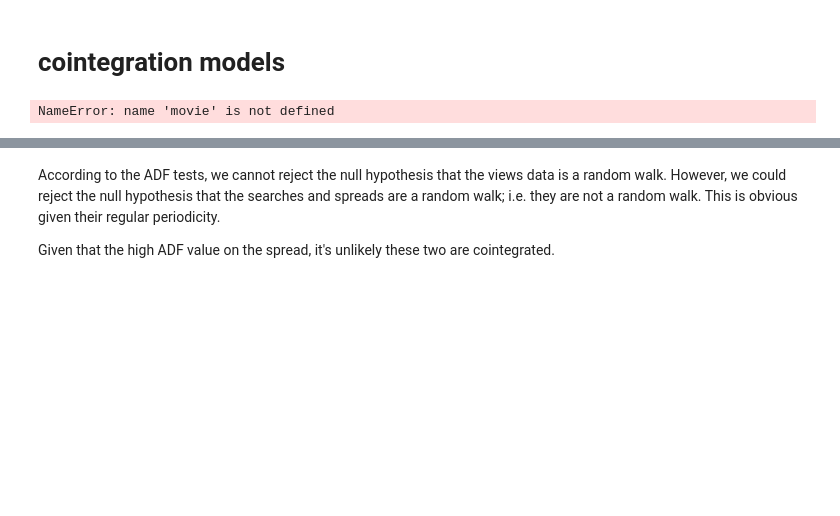
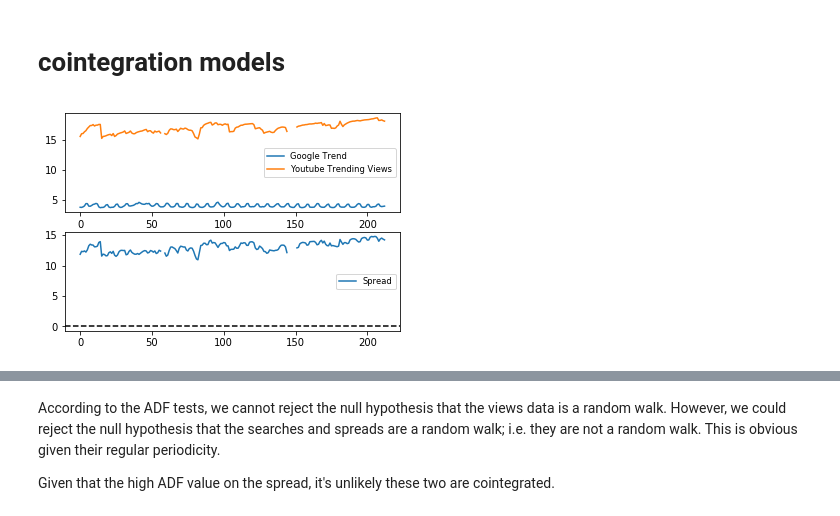
Before and after one commit to srive326/Youtube-forecasting, a Jupyter notebook: notebooks/goog_trends.ipynb, the cells around one changed output, grey strips where cells are left out. Drawn from its saved outputs; the diff is of its cells as text; code cells hidden in the pictures; blank space fills up the shorter version.

```diff
--- a/notebooks/goog_trends.ipynb
+++ b/notebooks/goog_trends.ipynb
@@ -292,10 +299,10 @@ category_id key:
 30 movie
 44 trailers
 """
-movie = pd.merge(goog_movie, agg_by_category[agg_by_category["category_id"] == 1], how='outer',
+movie = pd.merge(goog_movie, views_by_category[views_by_category["category_id"] == 1], how='outer',
                left_on="Date", right_on="trending_date")
 
-#print(agg_by_category[agg_by_category["category_id"] == 44])
+#print(views_by_category[views_by_category["category_id"] == 44])
 #print(movie)
 movie_corr = movie[["searches", "views"]].corr(method='spearman')
 print(movie_corr)
@@ -321,18 +329,19 @@ plt.show()
 # %%
 # fill empty vals
 movie.views.fillna(0, inplace=True)
 
 # Plot the prices separately
 plt.subplot(2,1,1)
+movie[["searches", "views"]] = movie[["searches", "views"]].apply(lambda x: np.log(x), axis=1)
 plt.plot(movie.searches, label='Google Trend')
 plt.plot(movie.views, label='Youtube Trending Views')
 plt.legend(loc='best', fontsize='small')
 
 # Plot the spread
 plt.subplot(2,1,2)
 plt.plot(movie.views-movie.searches, label='Spread')
 plt.legend(loc='best', fontsize='small')
 plt.axhline(y=0, linestyle='--', color='k')
 plt.show()
 # %% [output]
-NameError: name 'movie' is not defined
+[figure, added]
```
Also changed, not shown: parts of 10 cells of this notebook.
